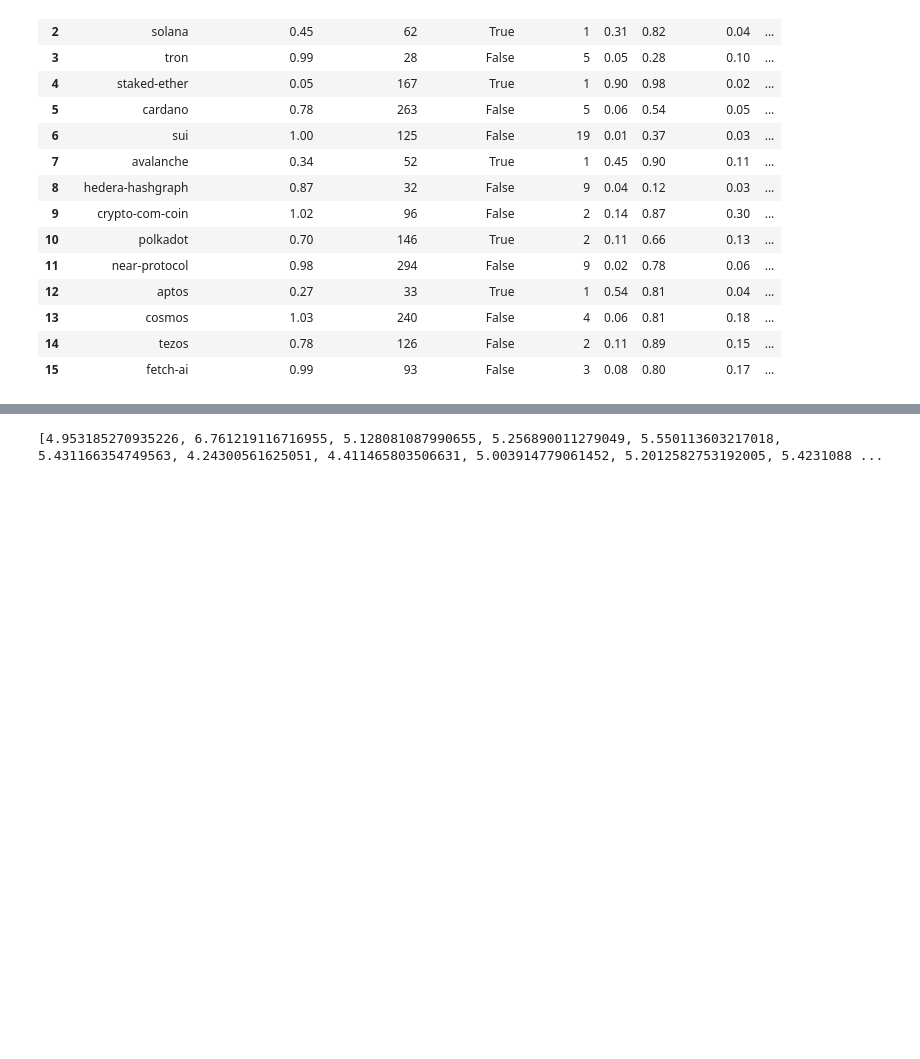
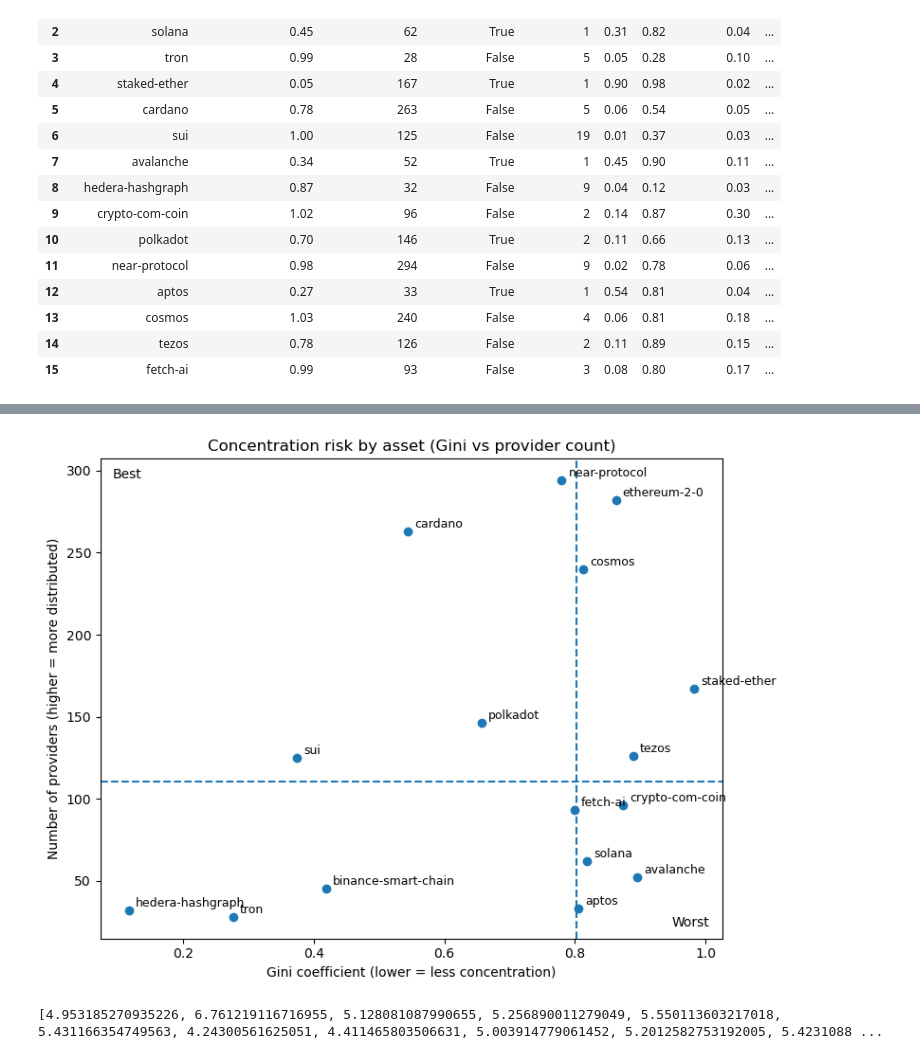
Before and after one commit to schwmi/StakingProviderConcentrationAnalysis, a Jupyter notebook: StakingRewardsExperiments.ipynb, the cells around one changed output, grey strips where cells are left out. Saved outputs shown, nothing was run; the diff lists cells and outputs as text; code cells hidden in the pictures; blank space fills up the shorter version.

```diff
--- a/StakingRewardsExperiments.ipynb
+++ b/StakingRewardsExperiments.ipynb
@@ -1005,3 +1007,42 @@ plt.show()
+# %%
+# Quadrant scatter plot
+import matplotlib.pyplot as plt
+
+metric = "gini"
+
+# choose quadrant split points
+x_cut = df[metric].median()          # vertical line (gini)
+y_cut = df["provider_count"].median() # horizontal line (providers)
+
+fig, ax = plt.subplots(figsize=(8, 6))
+
+# scatter
+ax.scatter(df[metric], df["provider_count"])
+
+# label points
+for _, r in df.iterrows():
+    ax.annotate(r["asset"], (r["gini"], r["provider_count"]), xytext=(5, 3),
+                textcoords="offset points", fontsize=9)
+
+# quadrant lines
+ax.axvline(x_cut, linestyle="--")
+ax.axhline(y_cut, linestyle="--")
+
+# axis labels / title
+ax.set_xlabel("Gini coefficient (lower = less concentration)")
+ax.set_ylabel("Number of providers (higher = more distributed)")
+ax.set_title("Concentration risk by asset (Gini vs provider count)")
+
+# optional: annotate quadrants
+ax.text(0.02, 0.98, "Best", transform=ax.transAxes,
+        va="top")
+ax.text(0.98, 0.02, "Worst", transform=ax.transAxes,
+        ha="right", va="bottom")
+
+plt.tight_layout()
+plt.show()
+# %% [output]
+[figure, added]
 # %%
 assets = [
     "ethereum-2-0",
```
Also changed, not shown: parts of 2 cells of this notebook.
